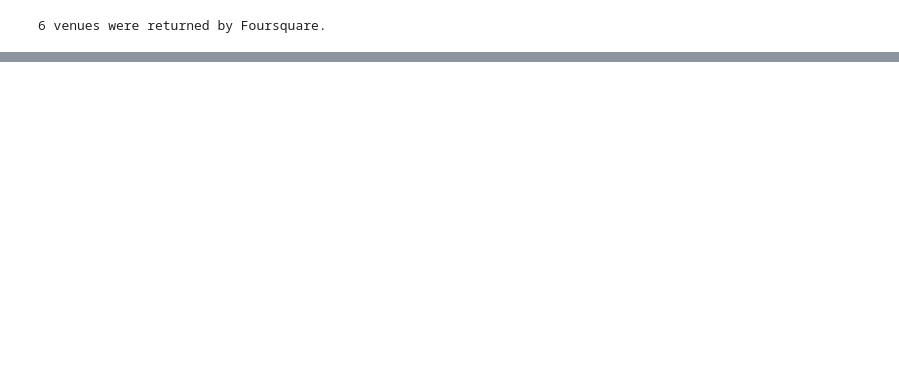
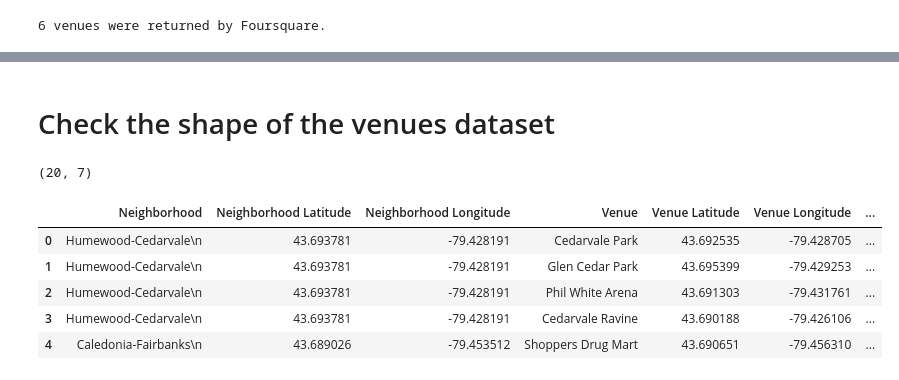
Before and after one commit to gmcookie/Coursera_Capstone, a Jupyter notebook: Toronto Capstone .ipynb, the cells around one changed output, grey strips where cells are left out. Drawn from its saved outputs; the diff is of its cells as text; code cells hidden in the pictures; blank space fills up the shorter version.

```diff
--- a/Toronto Capstone .ipynb
+++ b/Toronto Capstone .ipynb
@@ -392,0 +467,13 @@ print('{} venues were returned by Foursquare.'.format(nearby_venues.shape[0]))
+# %% [markdown]
+# Check the shape of the venues dataset
+# %%
+print(toronto_venues.shape)
+toronto_venues.head()
+# %% [output]
+(20, 7)
+|  | Neighborhood | Neighborhood Latitude | Neighborhood Longitude | Venue | Venue Latitude | Venue Longitude | ... |
+| 0 | Humewood-Cedarvale\n | 43.693781 | -79.428191 | Cedarvale Park | 43.692535 | -79.428705 | ... |
+| 1 | Humewood-Cedarvale\n | 43.693781 | -79.428191 | Glen Cedar Park | 43.695399 | -79.429253 | ... |
+| 2 | Humewood-Cedarvale\n | 43.693781 | -79.428191 | Phil White Arena | 43.691303 | -79.431761 | ... |
+| 3 | Humewood-Cedarvale\n | 43.693781 | -79.428191 | Cedarvale Ravine | 43.690188 | -79.426106 | ... |
+| 4 | Caledonia-Fairbanks\n | 43.689026 | -79.453512 | Shoppers Drug Mart | 43.690651 | -79.456310 | ... |
```
Also changed, not shown: parts of 35 cells of this notebook.
